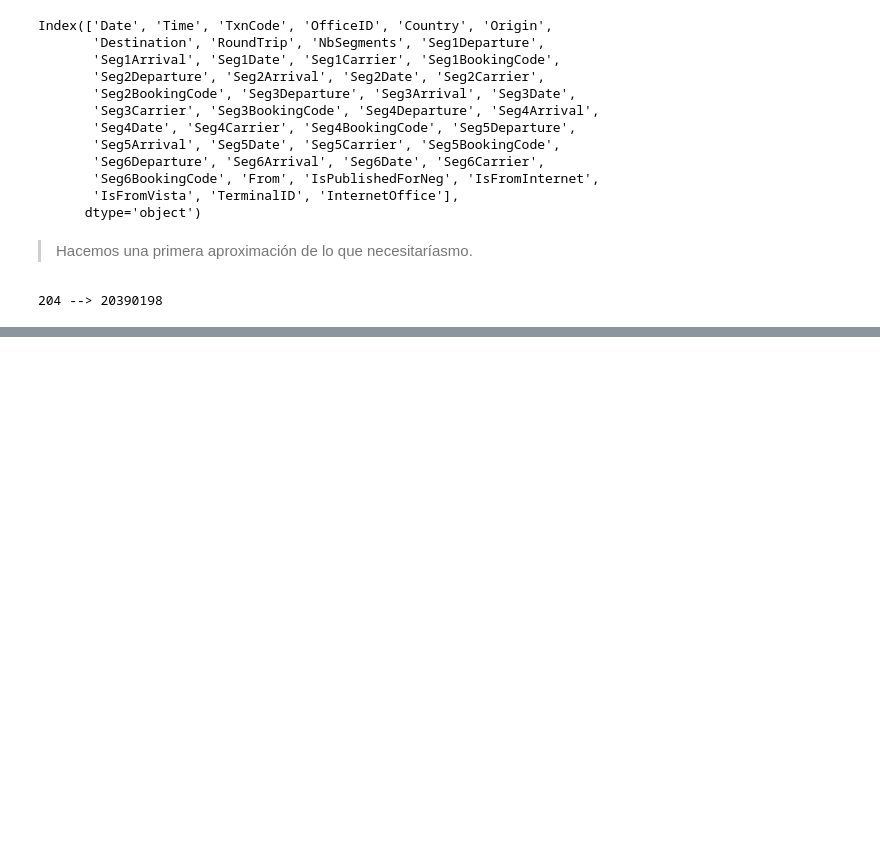
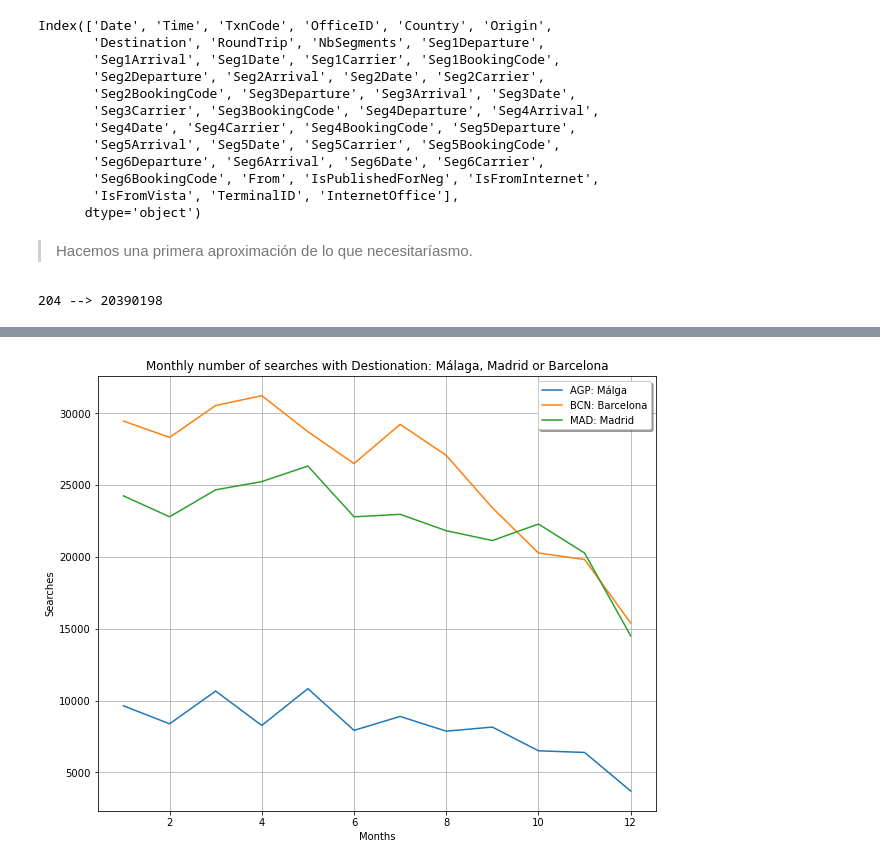
Before and after one commit to rgomezh/challenge, a Jupyter notebook: Ejercicio3.ipynb, the cells around one changed output, grey strips where cells are left out. Cells and saved outputs as stored; diff of their text form; code cells hidden in the pictures; blank space fills up the shorter version.

```diff
--- a/Ejercicio3.ipynb
+++ b/Ejercicio3.ipynb
@@ -107,0 +94,3 @@ KeyError: ('Destination', 'Month')
+# %%
+monthly_searches_MMB=monthly_searches.groupby(['Destination','Month']).sum()
+monthly_searches_MMB
@@ -107,0 +133,16 @@ KeyError: ('Destination', 'Month')
+# %%
+import matplotlib.pyplot as plt
+
+figure, ax = plt.subplots(figsize=(10,8))
+plt.grid(True)
+
+ax.set_xlabel('Months')
+ax.set_ylabel('Searches')
+ax.set_title('Monthly number of searches with Destionation: Málaga, Madrid or Barcelona')
+
+ax.plot(monthly_searches_MMB.xs('AGP', level='Destination'), label='AGP: Málga')
+ax.plot(monthly_searches_MMB.xs('BCN', level='Destination'), label='BCN: Barcelona')
+ax.plot(monthly_searches_MMB.xs('MAD', level='Destination'), label='MAD: Madrid')
+ax.legend( loc='upper right', shadow=True);
+# %% [output]
+[figure, added]
```
Also changed, not shown: parts of 6 cells of this notebook, 1 other file.
